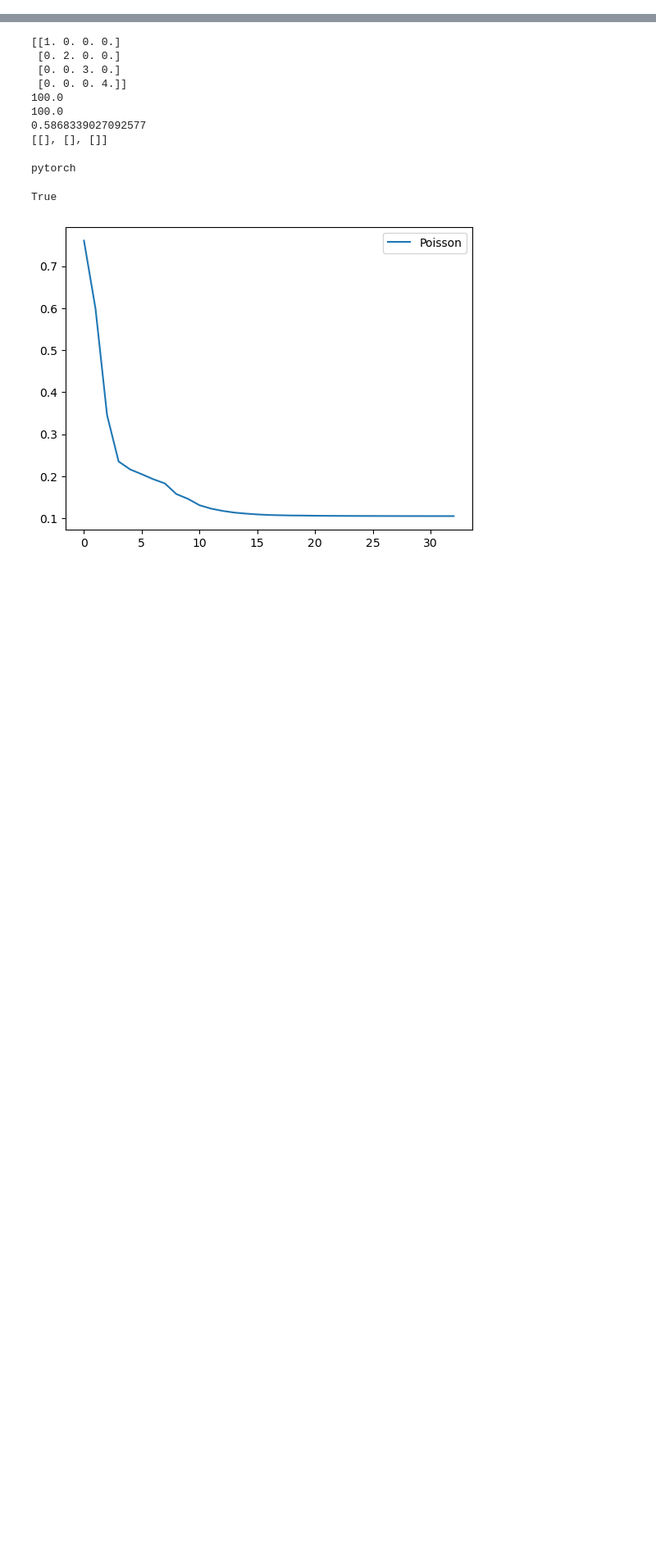
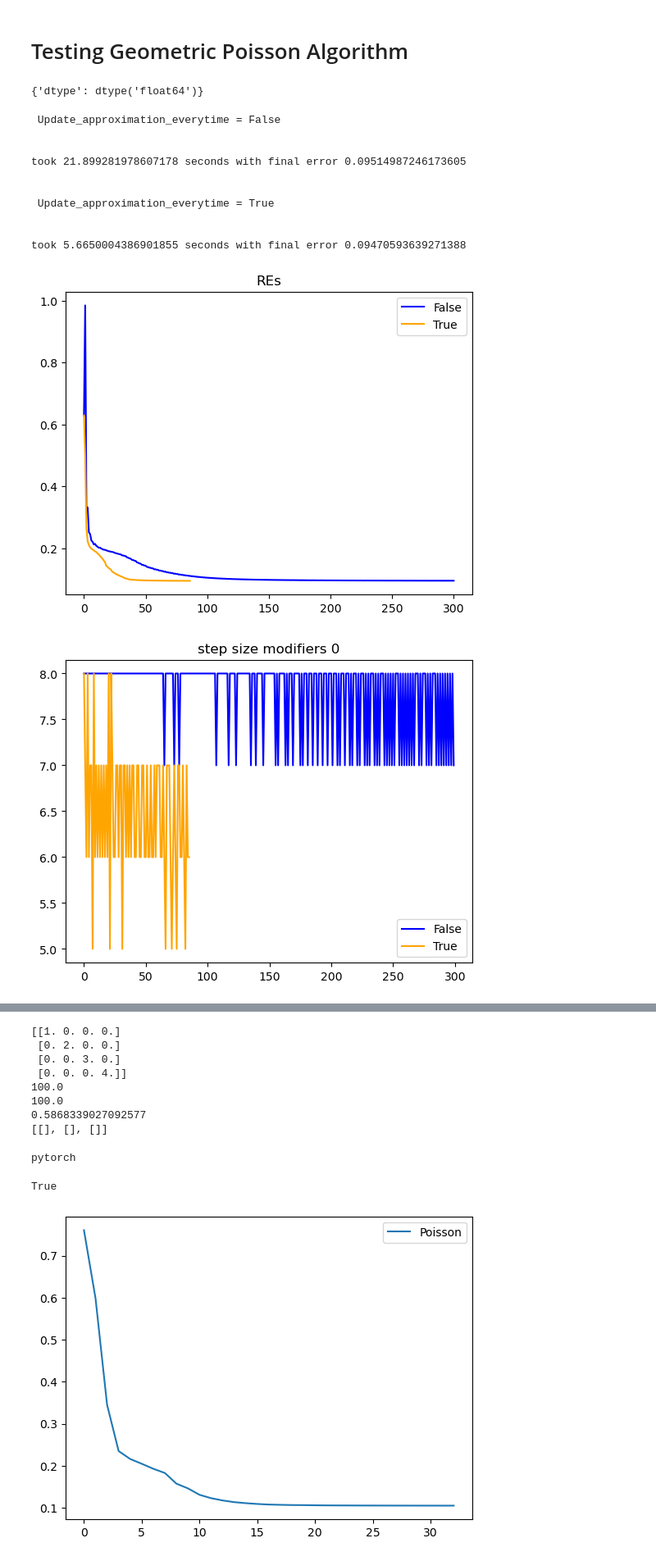
Before and after one commit to IntegrierBar/GeometricTensorFactorization, a Jupyter notebook: Masterarbeit.ipynb, the cells around one changed output, grey strips where cells are left out. Shown: that part at 82% size. Drawn from its saved outputs; the diff is of its cells as text; code cells hidden in the pictures; blank space fills up the shorter version.

```diff
--- a/Masterarbeit.ipynb
+++ b/Masterarbeit.ipynb
@@ -24,0 +34,76 @@ import pickle # use pickle to save results to disk
+# %%
+def create_initial_data(X, F):
+    """
+    Create random initial A_ns for our algorithms
+    """
+    N = X.ndim # get dimension of X
+    X_shape = X.shape
+    # initialize A_j with random positive values if it was not given
+    A_ns = []
+    for i in range(N):
+        # we use random.random_tensor as it returns a tensor
+        A_ns.append(tl.random.random_tensor((X_shape[i], F), **tl.context(X)))
+    return A_ns
+# %% [markdown]
+# Testing Geometric Poisson Algorithm
+# %%
+# first test numpy backend
+tl.set_backend('numpy')
+
+tensor = random_cp_with_noise((10, 10, 10), 2)
+print(tl.context(tensor))
+# %% [output]
+{'dtype': dtype('float64')}
+# %%
+# first lets compare update_approximation_everytime
+dimension = (200, 200, 3)
+F = 3
+max_iter = 300
+verbose = False
+
+tensor = random_cp_with_noise(dimension, F)
+# create initial data for both
+initial_A_ns = create_initial_data(tensor, F)
+
+# Without update_approximation_everytime
+start = time.time()
+_, RE_false, approx_false, step_size_modifiers_false = tensor_factorization_cp_poisson(tensor, F, max_iter=max_iter, detailed=True, verbose=verbose, update_approximation_everytime=False, initial_A_ns=initial_A_ns)
+end = time.time()
+time_false = end - start
+print("\n \n Update_approximation_everytime = False \n \n")
+print("took " + str(time_false) + " seconds with final error " + str(RE_false[-1]))
+
+# with update_approximation_everytime
+start = time.time()
+_, RE_true, approx_true, step_size_modifiers_true = tensor_factorization_cp_poisson(tensor, F, max_iter=max_iter, detailed=True, verbose=verbose, update_approximation_everytime=True, initial_A_ns=initial_A_ns)
+end = time.time()
+time_true = end - start
+print("\n \n Update_approximation_everytime = True \n \n")
+print("took " + str(time_true) + " seconds with final error " + str(RE_true[-1]))
+
+
+plt.plot(RE_false, label="False", color="blue")
+plt.plot(RE_true, label="True", color="orange")
+plt.title("REs")
+plt.legend()
+plt.show()
+
+for n in range(F):
+    plt.plot(step_size_modifiers_false[n], label="False", color="blue")
+    plt.plot(step_size_modifiers_true[n], label="True", color="orange")
+    plt.title("step size modifiers " + str(n))
+    plt.legend()
+    plt.show()
+# %% [output]
+ Update_approximation_everytime = False
+
+
+took 21.899281978607178 seconds with final error 0.09514987246173605
+
+
+ Update_approximation_everytime = True
+
+
+took 5.6650004386901855 seconds with final error 0.09470593639271388
+[figure, added]
+[figure, added]
```
Also changed, not shown: parts of 4 cells of this notebook, 2 other files.
